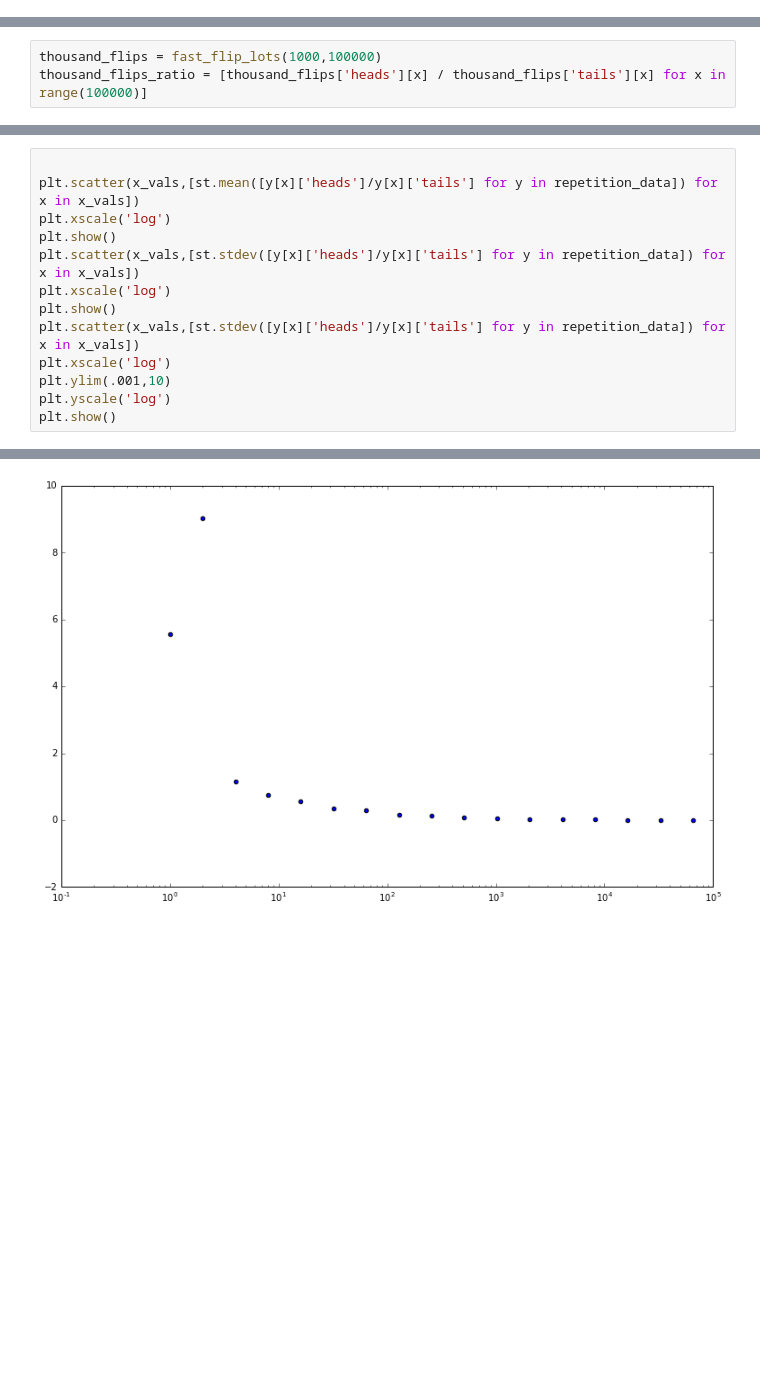
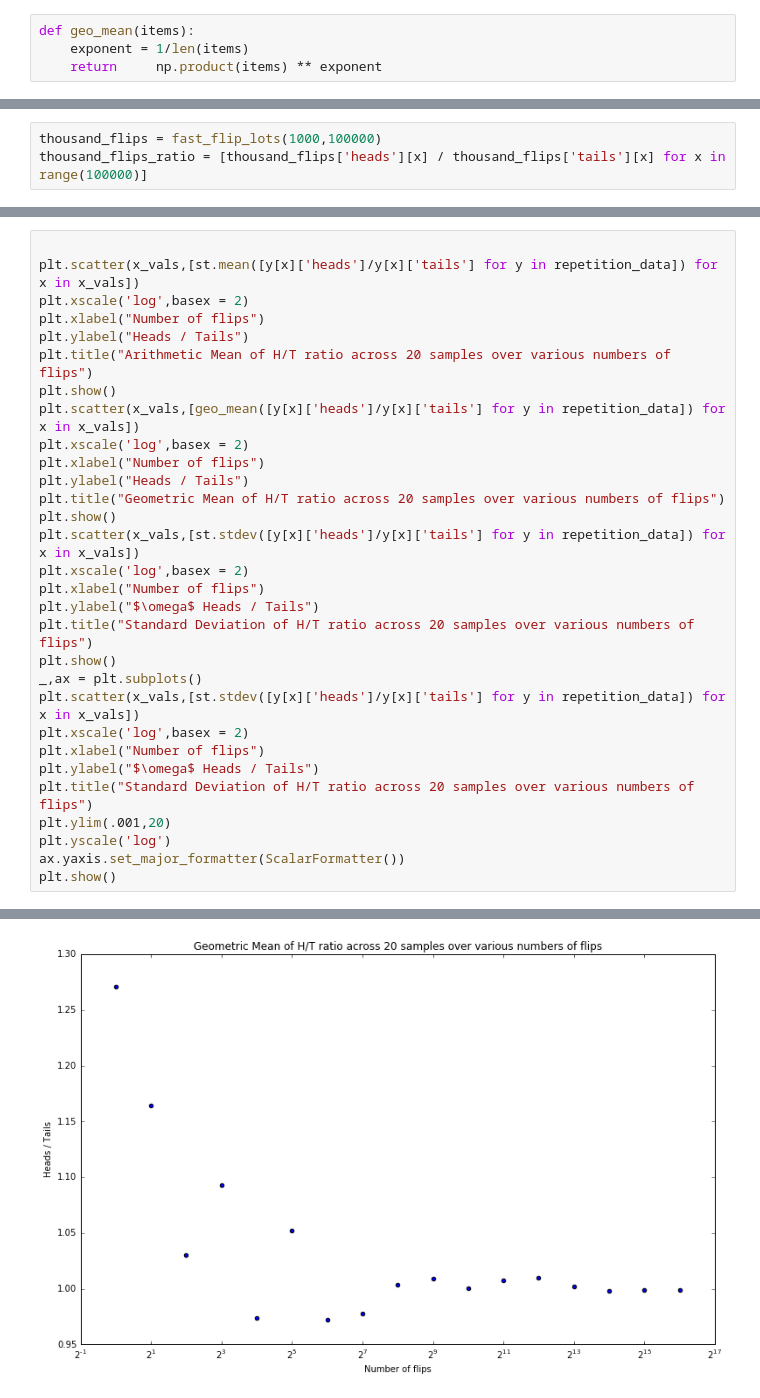
Before and after one commit to achescheir/flipping-out, a Jupyter notebook: coin-flips.ipynb, the cells around one changed output, grey strips where cells are left out. Saved outputs shown, nothing was run; the diff lists cells and outputs as text; blank space fills up the shorter version.

```diff
--- a/coin-flips.ipynb
+++ b/coin-flips.ipynb
@@ -35,6 +36,10 @@ def fast_flip_lots(flips_per_sample, number_of_samples):
     heads = np.sum(temp_data == "H",axis =0)
     tails = np.sum(temp_data == "T", axis = 0)
     return {'heads':list(heads),'tails':list(tails)}
+# %%
+def geo_mean(items):
+    exponent = 1/len(items)
+    return     np.product(items) ** exponent
 # %%
 data = flip_coin_lots()
 # %%
@@ -74,14 +94,31 @@ plt.show()
 # %%
 
 plt.scatter(x_vals,[st.mean([y[x]['heads']/y[x]['tails'] for y in repetition_data]) for x in x_vals])
-plt.xscale('log')
+plt.xscale('log',basex = 2)
+plt.xlabel("Number of flips")
+plt.ylabel("Heads / Tails")
+plt.title("Arithmetic Mean of H/T ratio across 20 samples over various numbers of flips")
+plt.show()
+plt.scatter(x_vals,[geo_mean([y[x]['heads']/y[x]['tails'] for y in repetition_data]) for x in x_vals])
+plt.xscale('log',basex = 2)
+plt.xlabel("Number of flips")
+plt.ylabel("Heads / Tails")
+plt.title("Geometric Mean of H/T ratio across 20 samples over various numbers of flips")
 plt.show()
 plt.scatter(x_vals,[st.stdev([y[x]['heads']/y[x]['tails'] for y in repetition_data]) for x in x_vals])
-plt.xscale('log')
+plt.xscale('log',basex = 2)
+plt.xlabel("Number of flips")
+plt.ylabel("$\omega$ Heads / Tails")
+plt.title("Standard Deviation of H/T ratio across 20 samples over various numbers of flips")
 plt.show()
+_,ax = plt.subplots()
 plt.scatter(x_vals,[st.stdev([y[x]['heads']/y[x]['tails'] for y in repetition_data]) for x in x_vals])
-plt.xscale('log')
-plt.ylim(.001,10)
+plt.xscale('log',basex = 2)
+plt.xlabel("Number of flips")
+plt.ylabel("$\omega$ Heads / Tails")
+plt.title("Standard Deviation of H/T ratio across 20 samples over various numbers of flips")
+plt.ylim(.001,20)
 plt.yscale('log')
+ax.yaxis.set_major_formatter(ScalarFormatter())
 plt.show()
 # %% [output]
@@ -89 +126 @@ plt.show()
-[figure, old version]
+[figure, new version]
```
Also changed, not shown: parts of 11 cells of this notebook.
